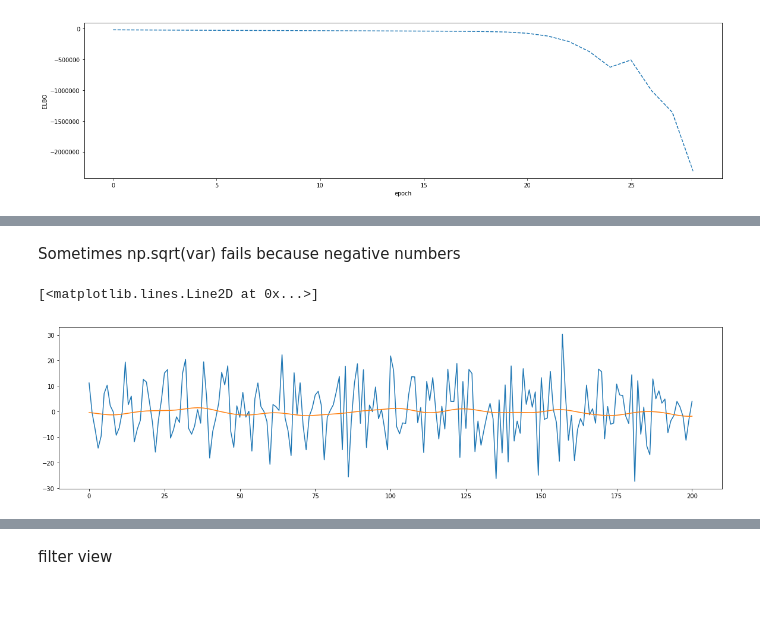
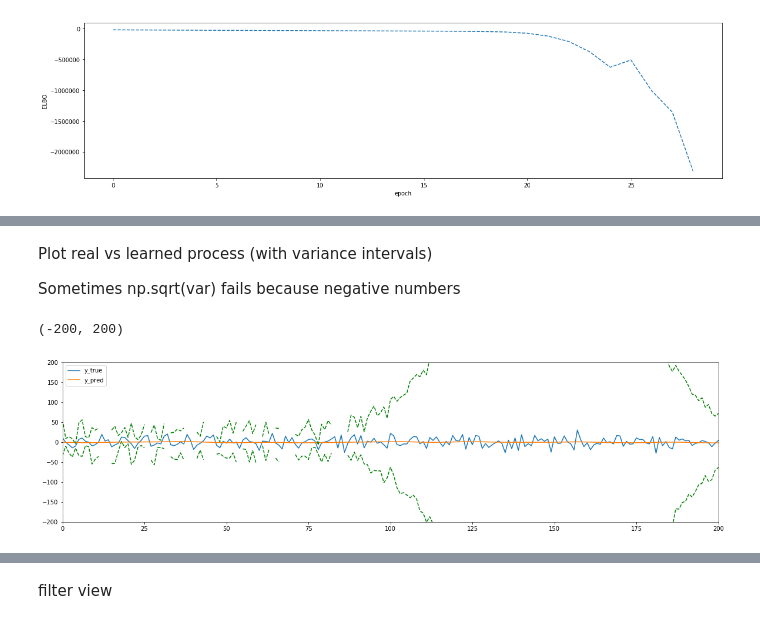
Before and after one commit to Canas/gpwink, a Jupyter notebook: examples/gpwink_elbo_calculation.ipynb, the cells around one changed output, grey strips where cells are left out. Drawn from its saved outputs; the diff is of its cells as text; code cells hidden in the pictures.

```diff
--- a/examples/gpwink_elbo_calculation.ipynb
+++ b/examples/gpwink_elbo_calculation.ipynb
@@ -230,7 +239,16 @@ all_vars_dict = {i: all_vars[i].name for i in range(len(all_vars))}
 # %%
-all_vars = tf.get_collection(tf.GraphKeys.GLOBAL_VARIABLES)
-loss = tf.cast(-elbo, tf.float64)
-opt = tf.train.GradientDescentOptimizer(1e-7)
-grads_and_vars = opt.compute_gradients(loss, all_vars)
-clipped_grads_and_vars = [(tf.clip_by_value(g, 0, 10000), v) for g, v in grads_and_vars]
-train = opt.apply_gradients(clipped_grads_and_vars)
+clip = True
+
+if not clip:
+    loss = tf.cast(-elbo, tf.float64)
+    opt = tf.train.GradientDescentOptimizer(1e-7)
+    train = opt.minimize(loss)
+else:
+    all_vars = tf.get_collection(tf.GraphKeys.GLOBAL_VARIABLES)
+    all_vars_dict = {i: all_vars[i].name for i in range(len(all_vars))}
+    all_vars = tf.get_collection(tf.GraphKeys.GLOBAL_VARIABLES)
+    loss = tf.cast(-elbo, tf.float64)
+    opt = tf.train.GradientDescentOptimizer(1e-7)
+    grads_and_vars = opt.compute_gradients(loss, all_vars)
+    clipped_grads_and_vars = [(tf.clip_by_value(g, 0, 10000), v) for g, v in grads_and_vars]
+    train = opt.apply_gradients(clipped_grads_and_vars)
@@ -310,17 +346,17 @@ var = sess.run(
 # %% [markdown]
+Plot real vs learned process (with variance intervals)
+
 Sometimes np.sqrt(var) fails because negative numbers
 # %%
 plt.figure(figsize=(20, 5))
 
 plt.plot(t_data, mean, label='y_true')
 plt.plot(t_data, data, label='y_pred')
-#plt.plot(t_data, mean + 2 * np.sqrt(var), 'g--')
-#plt.plot(t_data, mean - 2 * np.sqrt(var), 'g--')
-
-#plt.xlim(0, 1000)
-
-#plt.xlim(0, 1000)
-#plt.ylim(-10, 10)
+plt.plot(t_data, mean + 2 * np.sqrt(var), 'g--')
+plt.plot(t_data, mean - 2 * np.sqrt(var), 'g--')
+plt.legend()
+plt.xlim(0, 200)
+plt.ylim(-200, 200)
 # %% [output]
-[<matplotlib.lines.Line2D at 0x...>]
+(-200, 200)
-[figure, old version]
+[figure, new version]
```
Also changed, not shown: parts of 55 cells of this notebook.
